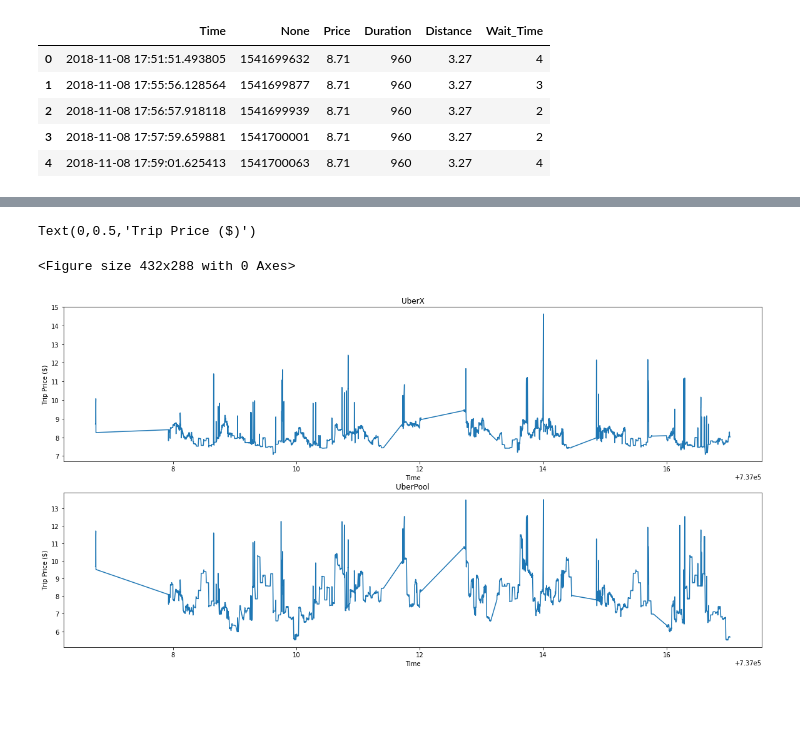
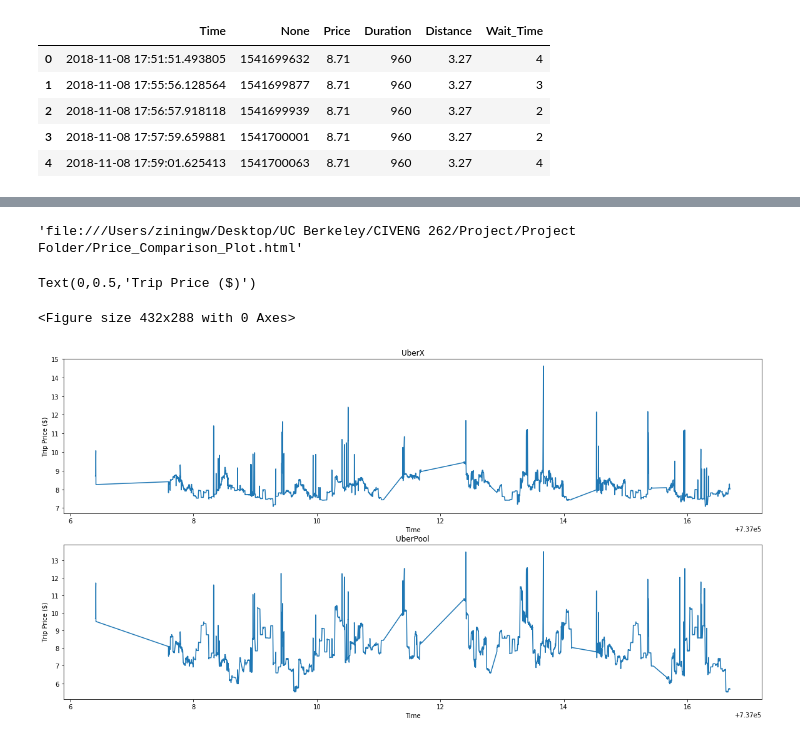
Before and after one commit to ZiningW/CE262Project, a Jupyter notebook: TestFile.ipynb, the cells around one changed output, grey strips where cells are left out. Saved outputs shown, nothing was run; the diff lists cells and outputs as text; code cells hidden in the pictures; blank space fills up the shorter version.

Commit message:
added dynmaic plotting

```diff
--- a/TestFile.ipynb
+++ b/TestFile.ipynb
@@ -20,6 +26,10 @@ Data_X.head()
 | 4 | 2018-11-08 17:59:01.625413 | 1541700063 | 8.71 | 960 | 3.27 | 4 |
 # %%
 def time_converter(Data):
+
+    """
+    Converts given time from UTC to specified timezone
+    """
     date = list(Data['Time'])
 
     converted_date = []
@@ -30,9 +40,15 @@ def time_converter(Data):
     Data['Converted Time'] = converted_date
     Data_df = Data[['Time','Converted Time','Price','Duration','Distance','Wait_Time']]
 
-    return Data_df
+    return Data_df, converted_date
 
 def convert_time(dt):
+
+    """
+    Converts given time from UTC to specified timezone
+    Also removes pytz timezone information as to not mess with plotting
+    """
+
     date_format='%Y-%m-%d %H:%M:%S.%f'
 
     date_current_utc = datetime.strptime(dt, date_format)
@@ -40,7 +56,9 @@ def convert_time(dt):
 
     date_changed = date_current_utc.astimezone(timezone('US/Pacific'))
 
+    # Remove timezone information cause it fucks with the plotting
+    date_changed = date_changed.replace(tzinfo=None)
     return date_changed
 # %%
-Data_X = time_converter(Data_X)
-Data_Pool = time_converter(Data_Pool)
+Data_X, Converted_Date_X = time_converter(Data_X)
+Data_Pool, Converted_Date_Pool = time_converter(Data_Pool)
@@ -56,23 +65,70 @@ Data_Pool.head()
+# %%
+# Dynamic Graphing for zoomable plots with overlays
+
+trace_high = go.Scatter(
+    x=Converted_Date_X,
+    y=Data_X['Price'],
+    name = "Uber X",
+    line = dict(color = '#17BECF'),
+    opacity = 0.8)
+
+trace_low = go.Scatter(
+    x=Converted_Date_Pool,
+    y=Data_Pool['Price'],
+    name = "UberPool",
+    line = dict(color = '#7F7F7F'),
+    opacity = 0.8)
+
+data = [trace_high,trace_low]
+
+layout = dict(
+    title='Uber Price Comparison',
+    xaxis=dict(
+        rangeselector=dict(
+            buttons=list([
+                dict(count=1,
+                     label='1m',
+                     step='month',
+                     stepmode='backward'),
+                dict(count=6,
+                     label='6m',
+                     step='month',
+                     stepmode='backward'),
+                dict(step='all')
+            ])
+        ),
+        rangeslider=dict(
+            visible = True
+        ),
+        type='date'
+    )
+)
+
+fig = dict(data=data, layout=layout)
+plotly.offline.plot(fig, filename = "Price_Comparison_Plot.html")
+# %% [output]
+'file:///Users/ziningw/Desktop/UC Berkeley/CIVENG 262/Project/Project Folder/Price_Comparison_Plot.html'
 # %%
+# Simpler inline
 plt.subplots_adjust(hspace = 2)
 
 f = plt.figure(figsize=(20,10))
 
 ax = f.add_subplot(211)
 ax2 = f.add_subplot(212)
 
-dates = matplotlib.dates.date2num(Data_X['Converted Time'].tolist())
-ax.plot(dates, Data_X['Price'])
+dates_X = matplotlib.dates.date2num(Data_X['Converted Time'].tolist())
+ax.plot(dates_X, Data_X['Price'])
 ax.set_title("UberX")
 ax.set_xlabel('Time')
 ax.set_ylabel('Trip Price ($)')
 
-dates = matplotlib.dates.date2num(Data_Pool['Converted Time'].tolist())
-ax2.plot(dates, Data_Pool['Price'])
+dates_Pool = matplotlib.dates.date2num(Data_Pool['Converted Time'].tolist())
+ax2.plot(dates_Pool, Data_Pool['Price'])
 ax2.set_title("UberPool")
 ax2.set_xlabel('Time')
 ax2.set_ylabel('Trip Price ($)')
 # %% [output]
 Text(0,0.5,'Trip Price ($)')
 <Figure size 432x288 with 0 Axes>
-[figure, old version]
+[figure, new version]
```
Also changed, not shown: parts of 4 cells of this notebook.
